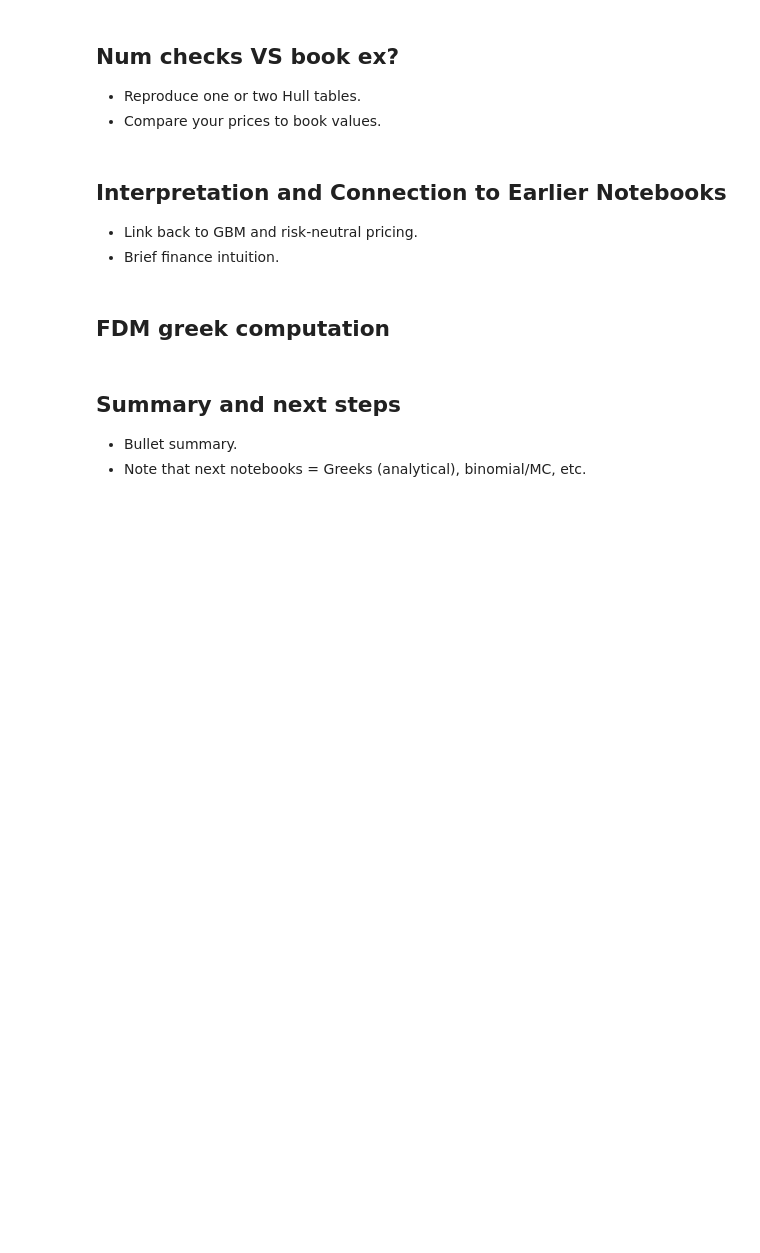
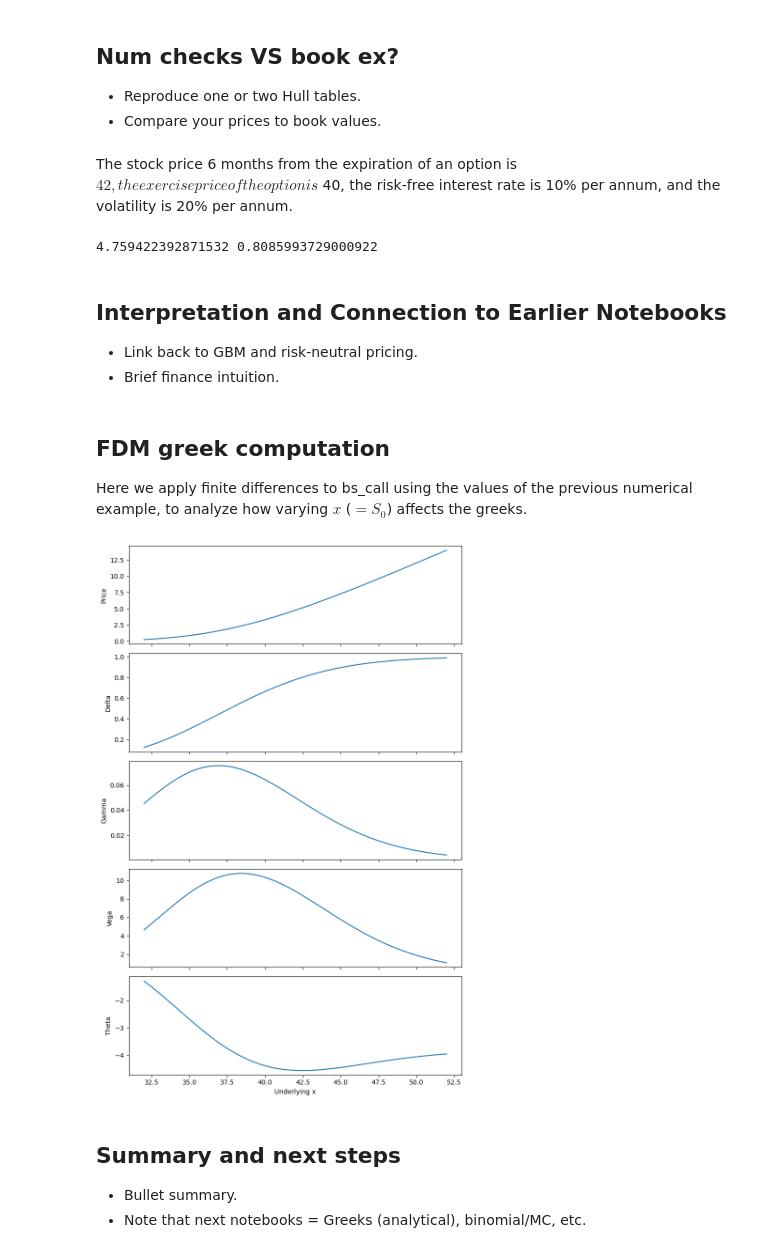
Before and after one commit to willemk-stack/option-pricing-library, a Jupyter notebook: notebooks/03_black_scholes_pricing.ipynb, the cells around one changed output. Drawn from its saved outputs; the diff is of its cells as text; code cells hidden in the pictures; blank space fills up the shorter version.

Commit message:
Started on sectoins on greeks and improved BSM interpretation

```diff
--- a/notebooks/03_black_scholes_pricing.ipynb
+++ b/notebooks/03_black_scholes_pricing.ipynb
@@ -86,12 +96,35 @@ In this section we present the closed form solution for a european call/put opti
 
 - Reproduce one or two Hull tables.
 - Compare your prices to book values.
+# %% [markdown]
+The stock price 6 months from the expiration of an option is $42, the exercise price
+of the option is $40, the risk-free interest rate is 10% per annum, and the volatility
+is 20% per annum.
+# %%
+S_0 = 42
+K = 40
+r = 0.1
+sigma = 0.2
+t=0
+T = t+0.5
+c = bs_call(t=t, x=S_0, K=K, r=r, sigma=sigma, T=T)
+p = bs_put(t=t, x=S_0, K=K, r=r, sigma=sigma, T=T)
+print(c, p)
+# %% [output]
+4.759422392871532 0.8085993729000922
 # %% [markdown]
 ## Interpretation and Connection to Earlier Notebooks
 - Link back to GBM and risk-neutral pricing.
 - Brief finance intuition.
 # %% [markdown]
 ## FDM greek computation
+Here we apply finite differences to bs_call using the values of the previous numerical example, to analyze how varying $x$ ($=S_0$) affects the greeks.
+# %%
+greeks_dict = finite_diff_greeks(t, S_0, K, r, sigma, T)
+
+sweep_x(t=t, K=K, r=r, sigma=sigma, T=t+0.5, x_min=S_0-10, x_max=S_0+10, n=1000)
+# %% [output]
+[figure, added]
 # %% [markdown]
 ## Summary and next steps
 - Bullet summary.
```
Also changed, not shown: parts of 4 cells of this notebook.
